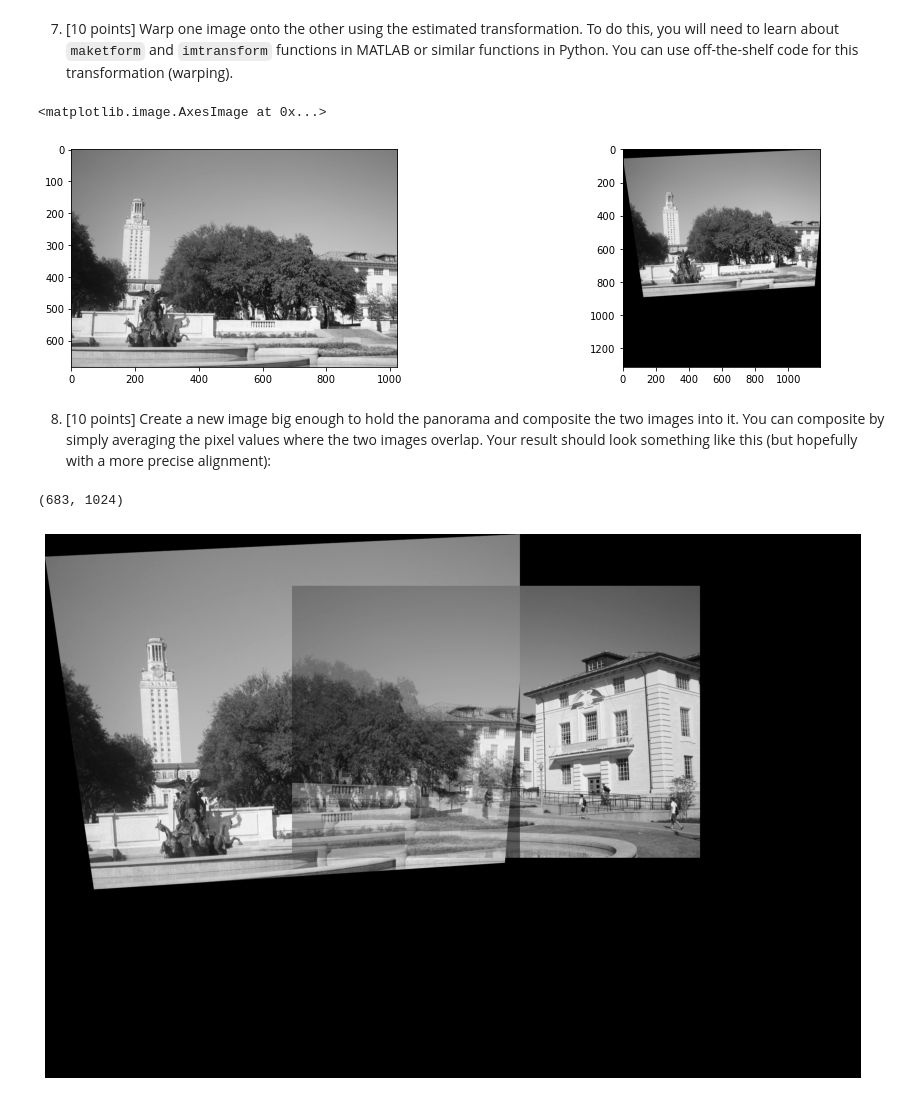
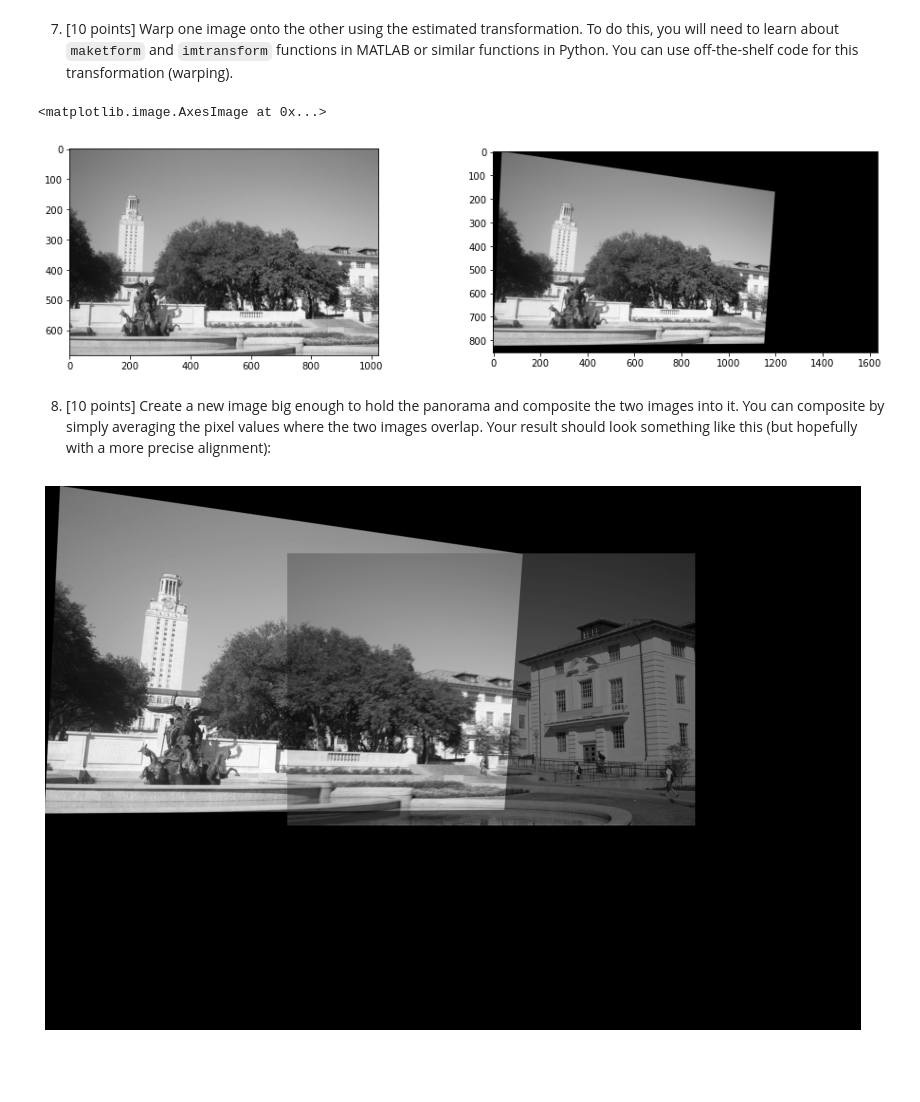
Before and after one commit to EYH0602/CV_HW2, a Jupyter notebook: hw2.ipynb, the cells around one changed output. Cells and saved outputs as stored; diff of their text form; code cells hidden in the pictures; blank space fills up the shorter version.

```diff
--- a/hw2.ipynb
+++ b/hw2.ipynb
@@ -78,6 +75,9 @@ right_sift = find_sift(right, right_circles)
 left_sift.shape
 # %% [output]
 (926, 128)
+# %%
+l_descriptor_coord = left_circles[:,:2]
+r_descriptor_coord = right_circles[:, :2]
 # %% [markdown]
 4. [10 points] Compute distances between every descriptor in one image and every descriptor in the other image. You can use dist2.m for fast computation of Euclidean distance. Alternatively, experiment with computing normalized correlation, or Euclidean distance after normalizing all descriptors to have zero mean and unit standard deviation. Optionally, feel free to experiment with SIFT descriptors. Here is some find_sift.m for computing SIFT descriptors of circular regions.
 # %%
@@ -112,8 +112,8 @@ here is what top $n$ nearest pair looks like in actual image.
 l_top_keypoints = np.zeros_like(left, dtype=np.bool_)
 r_top_keypoints = np.zeros_like(right, dtype=np.bool_)
 for i in range(img1coord.shape[0]):
-    left_x, left_y = img1coord[i]
-    right_x, right_y = img2coord[i]
+    left_y, left_x = img1coord[i]
+    right_y, right_x = img2coord[i]
     l_top_keypoints[int(left_x), int(left_y)] = True
     r_top_keypoints[int(right_x), int(right_y)] = True
 
@@ -217,8 +217,8 @@ And here are the locations of inliers in two images
 left_inliers = np.zeros_like(left, dtype=np.bool_)
 right_inliers = np.zeros_like(right, dtype=np.bool_)
 for i in range(inliers[0].shape[0]):
-    left_x, left_y = inliers[0][i]
-    right_x, right_y = inliers[1][i]
+    left_y, left_x = inliers[0][i]
+    right_y, right_x = inliers[1][i]
     left_inliers[int(left_x), int(left_y)] = True
     right_inliers[int(right_x), int(right_y)] = True
 
@@ -239,32 +239,28 @@ ax[0].imshow(left, cmap='gray')
 ax[1].imshow(warp, cmap='gray')
 # %% [output]
 <matplotlib.image.AxesImage at 0x...>
-[figure, old version]
+[figure, new version]
 # %% [markdown]
 8. [10 points] Create a new image big enough to hold the panorama and composite the two images into it. You can composite by simply averaging the pixel values where the two images overlap. Your result should look something like this (but hopefully with a more precise alignment):
-# %%
-right.shape
-# %% [output]
-(683, 1024)
 # %%
 h = left.shape[0] + right.shape[0]
 w = left.shape[1] + right.shape[1]
 result = np.zeros((h, w))
 
-h_offset = 130
-w_offset = 620
+h_offset = 169
+w_offset = 608
 
 result[:warp.shape[0], :warp.shape[1]] = warp
 result[h_offset:right.shape[0]+h_offset, w_offset:right.shape[1]+w_offset] = right
 
 # average the overlapping part of two images
 for i in range(h_offset, warp.shape[0]):
     for j in range(w_offset, warp.shape[1]):
         result[i, j] = (warp[i, j] + result[i, j]) / 2
 
 plt.figure(figsize=(20,10))
 plt.imshow(result, cmap='gray')
 plt.axis('off')
 plt.show()
 # %% [output]
-[figure, old version]
+[figure, new version]
```
Also changed, not shown: parts of 2 cells of this notebook.
